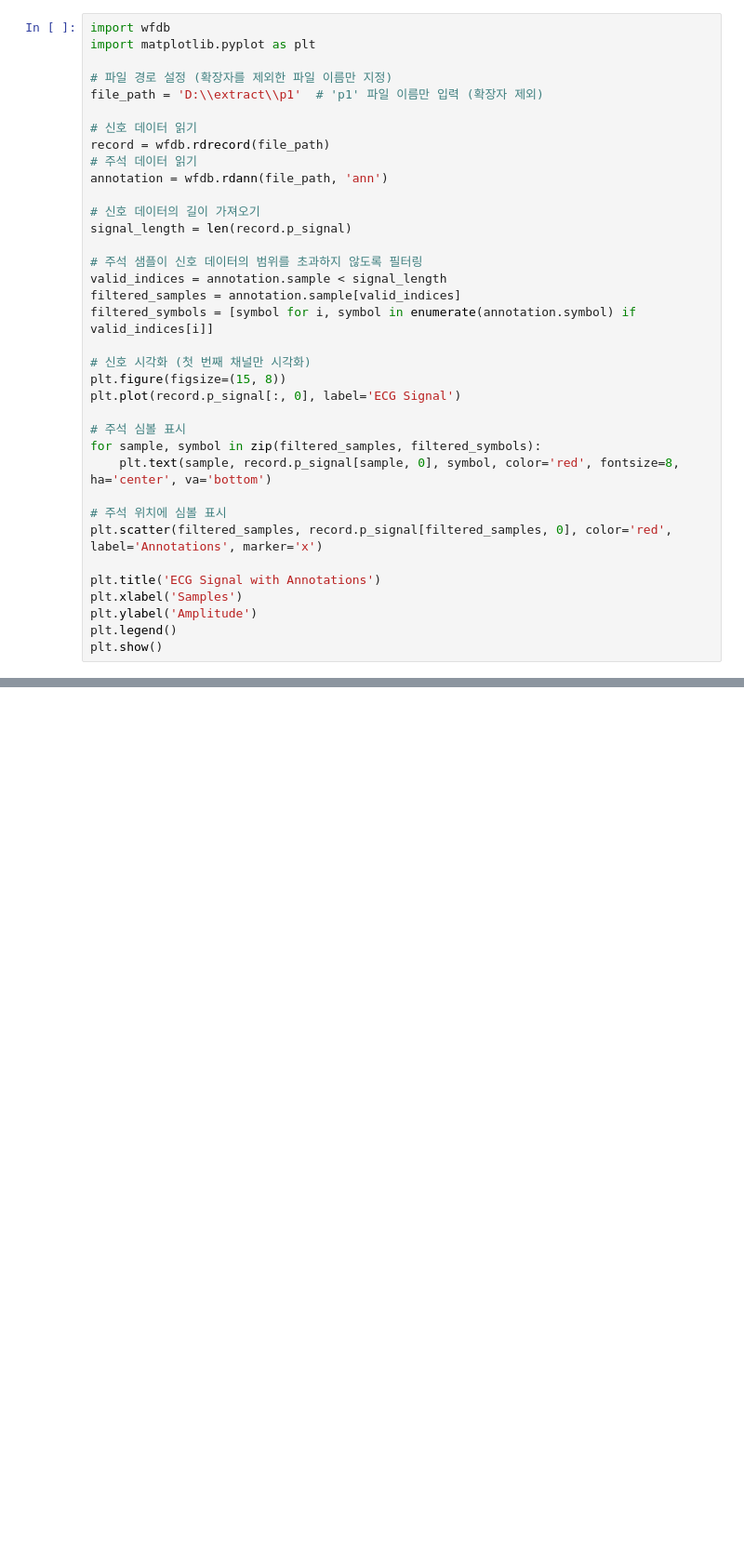
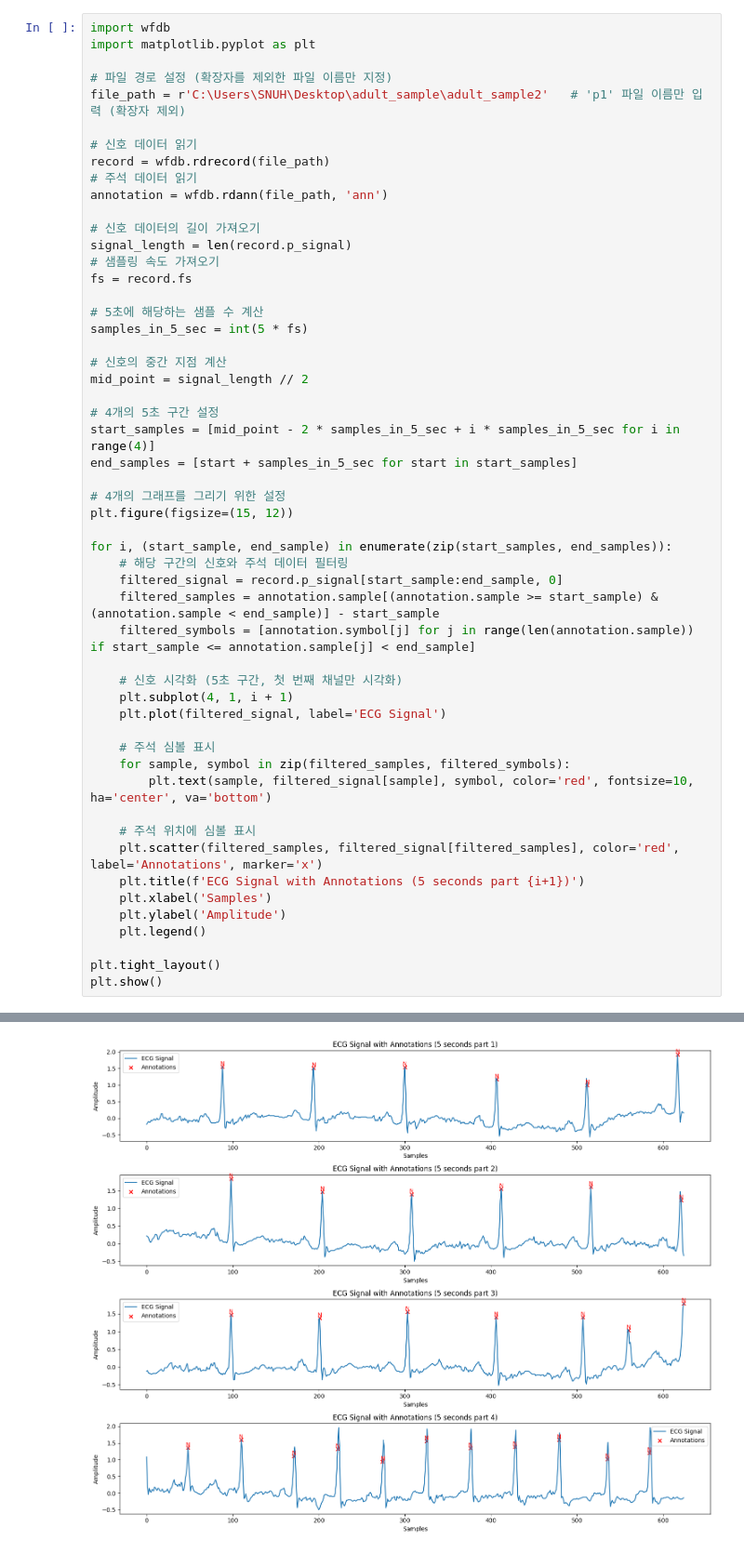
Before and after one commit to devguno/CDM, a Jupyter notebook: tt.ipynb, the cells around one changed output, grey strips where cells are left out. Shown at 93% size. Saved outputs shown, nothing was run; the diff lists cells and outputs as text; blank space fills up the shorter version.

```diff
--- a/tt.ipynb
+++ b/tt.ipynb
@@ -116,7 +117,7 @@ import wfdb
 import matplotlib.pyplot as plt
 
 # 파일 경로 설정 (확장자를 제외한 파일 이름만 지정)
-file_path = 'D:\\extract\\p1'  # 'p1' 파일 이름만 입력 (확장자 제외)
+file_path = r'C:\Users\SNUH\Desktop\adult_sample\adult_sample2'   # 'p1' 파일 이름만 입력 (확장자 제외)
 
 # 신호 데이터 읽기
 record = wfdb.rdrecord(file_path)
@@ -125,26 +126,43 @@ annotation = wfdb.rdann(file_path, 'ann')
 
 # 신호 데이터의 길이 가져오기
 signal_length = len(record.p_signal)
+# 샘플링 속도 가져오기
+fs = record.fs
 
-# 주석 샘플이 신호 데이터의 범위를 초과하지 않도록 필터링
-valid_indices = annotation.sample < signal_length
-filtered_samples = annotation.sample[valid_indices]
-filtered_symbols = [symbol for i, symbol in enumerate(annotation.symbol) if valid_indices[i]]
+# 5초에 해당하는 샘플 수 계산
+samples_in_5_sec = int(5 * fs)
 
-# 신호 시각화 (첫 번째 채널만 시각화)
-plt.figure(figsize=(15, 8))
-plt.plot(record.p_signal[:, 0], label='ECG Signal')
+# 신호의 중간 지점 계산
+mid_point = signal_length // 2
 
-# 주석 심볼 표시
-for sample, symbol in zip(filtered_samples, filtered_symbols):
-    plt.text(sample, record.p_signal[sample, 0], symbol, color='red', fontsize=8, ha='center', va='bottom')
+# 4개의 5초 구간 설정
+start_samples = [mid_point - 2 * samples_in_5_sec + i * samples_in_5_sec for i in range(4)]
+end_samples = [start + samples_in_5_sec for start in start_samples]
 
-# 주석 위치에 심볼 표시
-plt.scatter(filtered_samples, record.p_signal[filtered_samples, 0], color='red', label='Annotations', marker='x')
+# 4개의 그래프를 그리기 위한 설정
+plt.figure(figsize=(15, 12))
 
-plt.title('ECG Signal with Annotations')
-plt.xlabel('Samples')
-plt.ylabel('Amplitude')
-plt.legend()
+for i, (start_sample, end_sample) in enumerate(zip(start_samples, end_samples)):
+    # 해당 구간의 신호와 주석 데이터 필터링
+    filtered_signal = record.p_signal[start_sample:end_sample, 0]
+    filtered_samples = annotation.sample[(annotation.sample >= start_sample) & (annotation.sample < end_sample)] - start_sample
+    filtered_symbols = [annotation.symbol[j] for j in range(len(annotation.sample)) if start_sample <= annotation.sample[j] < end_sample]
+
+    # 신호 시각화 (5초 구간, 첫 번째 채널만 시각화)
+    plt.subplot(4, 1, i + 1)
+    plt.plot(filtered_signal, label='ECG Signal')
+
+    # 주석 심볼 표시
+    for sample, symbol in zip(filtered_samples, filtered_symbols):
+        plt.text(sample, filtered_signal[sample], symbol, color='red', fontsize=10, ha='center', va='bottom')
+
+    # 주석 위치에 심볼 표시
+    plt.scatter(filtered_samples, filtered_signal[filtered_samples], color='red', label='Annotations', marker='x')
+    plt.title(f'ECG Signal with Annotations (5 seconds part {i+1})')
+    plt.xlabel('Samples')
+    plt.ylabel('Amplitude')
+    plt.legend()
+
+plt.tight_layout()
 plt.show()
 # %% [output]
@@ -152,3 +169,4 @@ KeyboardInterrupt:
+[figure, added]
 # %%
 import wfdb
 import matplotlib.pyplot as plt
```
Also changed, not shown: parts of 8 cells of this notebook, 2 other files.
